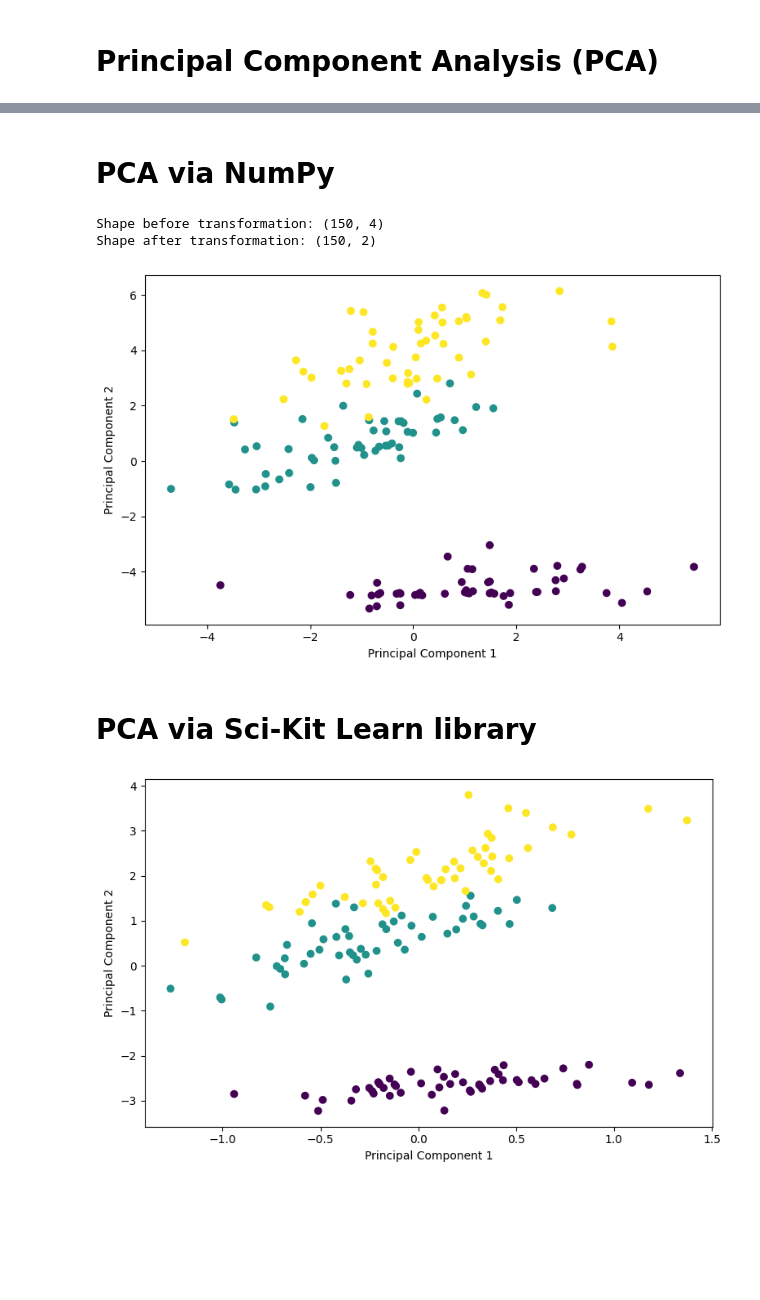
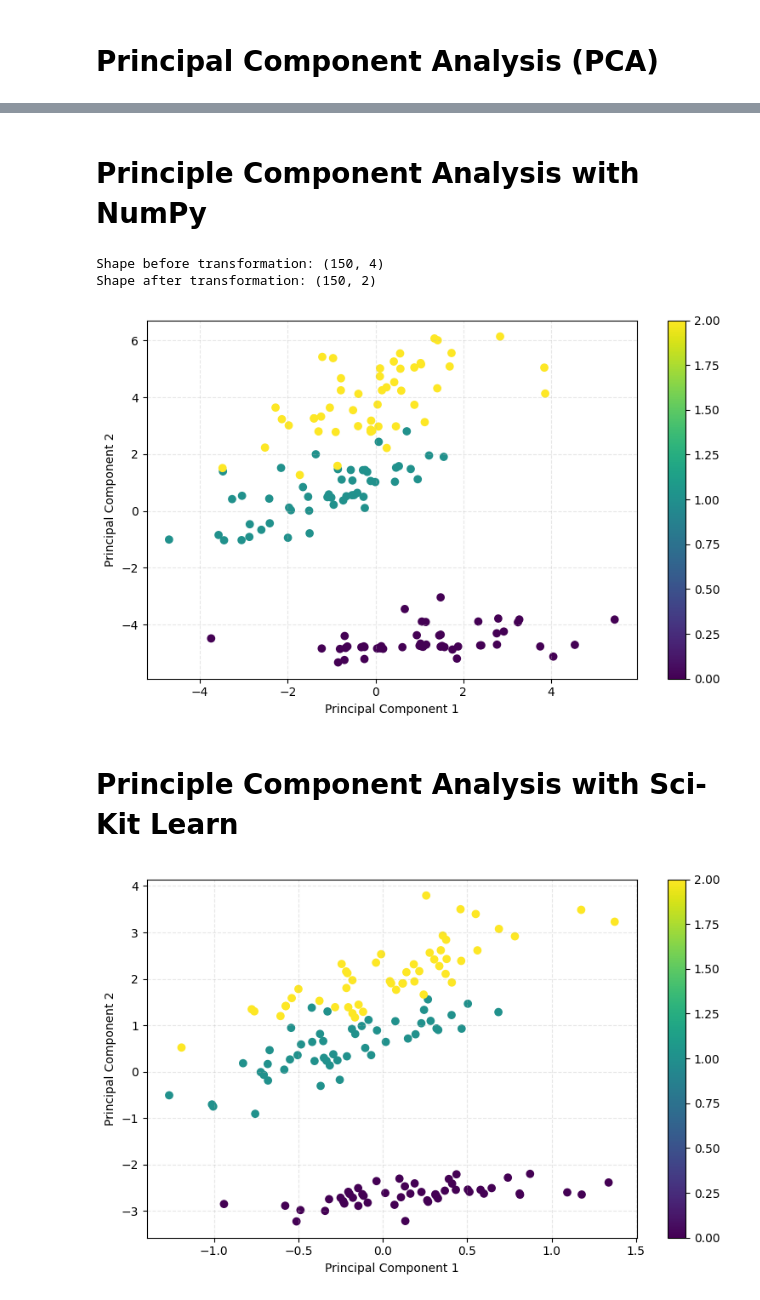
Before and after one commit to Igor-Kuts/Projects, a Jupyter notebook: Machine Learning/pca_analysis.ipynb, the cells around one changed output, grey strips where cells are left out. Saved outputs shown, nothing was run; the diff lists cells and outputs as text; code cells hidden in the pictures; blank space fills up the shorter version.

Commit message:
Reuploaded pca_analysis.ipynb

```diff
--- a/Machine Learning/pca_analysis.ipynb
+++ b/Machine Learning/pca_analysis.ipynb
@@ -66,4 +85,4 @@ plt.show()
 # %% [markdown]
-# PCA via NumPy
+# Principle Component Analysis with NumPy
 # %%
 class numpy_PCA:
@@ -127,45 +149,57 @@ from sklearn.decomposition import PCA as sklearn_PCA
 # %%
+# Create a PCA (Principal Component Analysis) object with 2 components.
 numpy_pca = numpy_PCA(2)
+
+# Fit the PCA model to the data.
 numpy_pca.fit(iris_features)
+
+# Transform the original features to the new lower-dimensional representation.
 iris_features_transformed = numpy_pca.transform(iris_features)
 
+# Print the shape of the data before and after transformation.
 print("Shape before transformation:", iris_features.shape)
 print("Shape after transformation:", iris_features_transformed.shape)
+
 # Create 2D scatter plots for different feature combinations
-plt.figure(figsize=(15, 5))
+plt.figure(figsize=(8, 5))
 for i in range(iris_features_transformed.shape[1]):
     for j in range(i+1, iris_features_transformed.shape[1]):
-        plt.subplot(1, 2, j-i)
-        # c=Y: This argument specifies the color for each data point based on the values in the Y variable
-        # (class labels). Each unique value in Y will be mapped to a specific color in the scatter plot.
         plt.scatter(iris_features_transformed[:, i], iris_features_transformed[:, j], c=iris_labels, cmap='viridis')
         plt.xlabel(f'Principal Component {i+1}')
         plt.ylabel(f'Principal Component {j+1}')
+        plt.grid(True, ls='dashed', alpha=0.3)
+        plt.colorbar()
 plt.tight_layout()
 plt.show()
 # %% [output]
 Shape before transformation: (150, 4)
 Shape after transformation: (150, 2)
-[figure, old version]
+[figure, new version]
 # %% [markdown]
-# PCA via Sci-Kit Learn library
+# Principle Component Analysis with Sci-Kit Learn
 # %%
+# Create a PCA (Principal Component Analysis) object with 2 components.
 sklearn_pca = sklearn_PCA(2)
+
+# Fit the PCA model to the data.
 sklearn_pca.fit(iris_features)
+
+# Transform the original features to the new lower-dimensional representation.
 iris_features_transformed = sklearn_pca.transform(iris_features)
 
-# Create 2D scatter plots for different feature combinations
-plt.figure(figsize=(15, 5))
+# Create a 2D scatter plot for different combinations of the two principal components.
+plt.figure(figsize=(8, 5))
 for i in range(iris_features_transformed.shape[1]):
     for j in range(i+1, iris_features_transformed.shape[1]):
-        plt.subplot(1, 2, j-i)
-        # c=Y: This argument specifies the color for each data point based on the values in the Y variable
-        # (class labels). Each unique value in Y will be mapped to a specific color in the scatter plot.
         plt.scatter(iris_features_transformed[:, j], iris_features_transformed[:, i], c=iris_labels, cmap='viridis')
         plt.xlabel(f'Principal Component {i+1}')
         plt.ylabel(f'Principal Component {j+1}')
+        plt.grid(True, ls='dashed', alpha=0.3)
+        plt.colorbar()
+
+# Adjust plot layout for better visualization.
 plt.tight_layout()
 plt.show()
 # %% [output]
-[figure, old version]
+[figure, new version]
 # %% [markdown]
```
Also changed, not shown: parts of 13 cells of this notebook.
